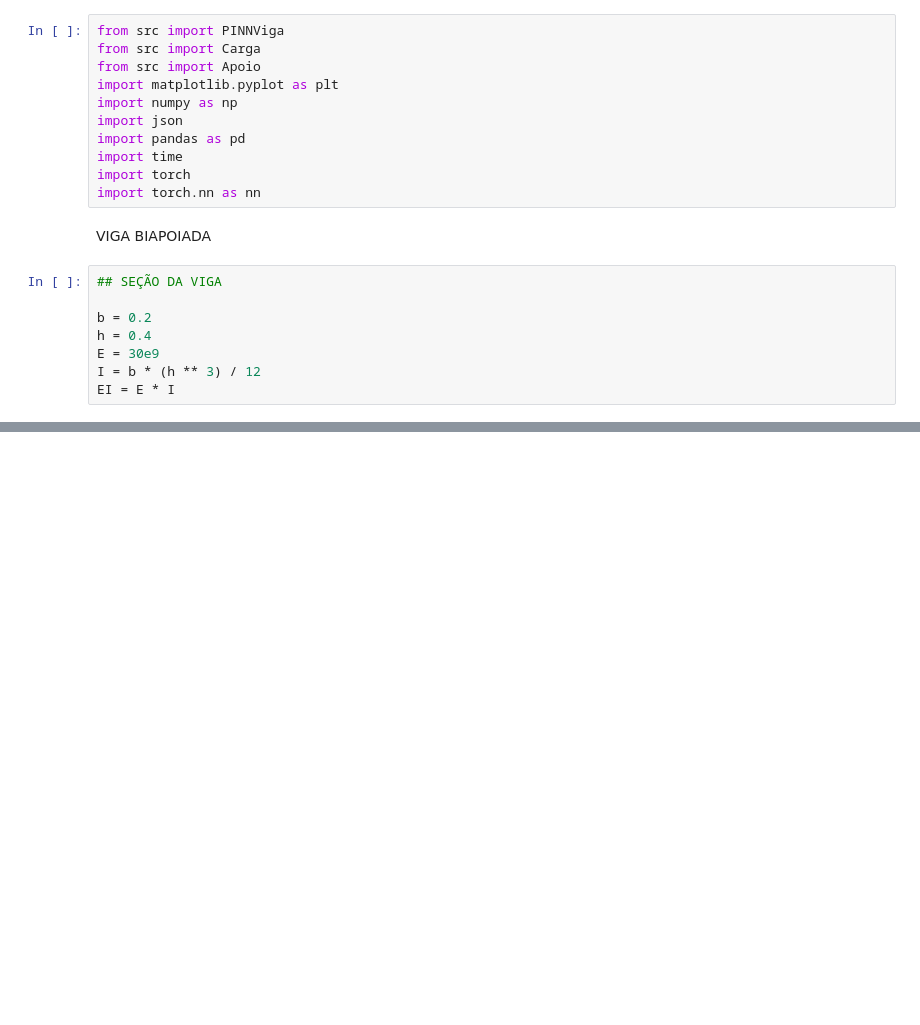
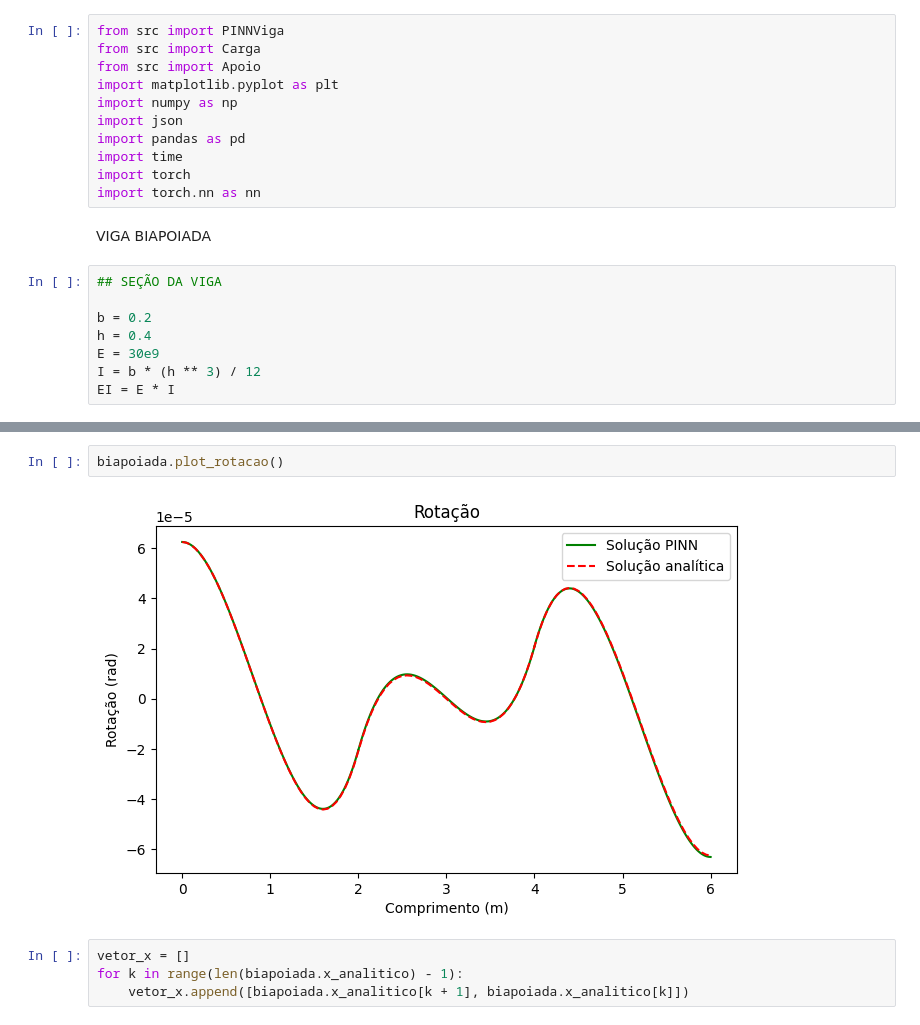
Before and after one commit to taciov/PINNViga, a Jupyter notebook: execute_PINNViga.ipynb, the cells around one changed output, grey strips where cells are left out. Drawn from its saved outputs; the diff is of its cells as text; blank space fills up the shorter version.

```diff
--- a/execute_PINNViga.ipynb
+++ b/execute_PINNViga.ipynb
@@ -124,0 +73,8 @@ plt.legend()
+# %%
+biapoiada.plot_rotacao()
+# %% [output]
+[figure, added]
+# %%
+vetor_x = []
+for k in range(len(biapoiada.x_analitico) - 1):
+    vetor_x.append([biapoiada.x_analitico[k + 1], biapoiada.x_analitico[k]])
```
Also changed, not shown: parts of 12 cells of this notebook, 1 other file.
